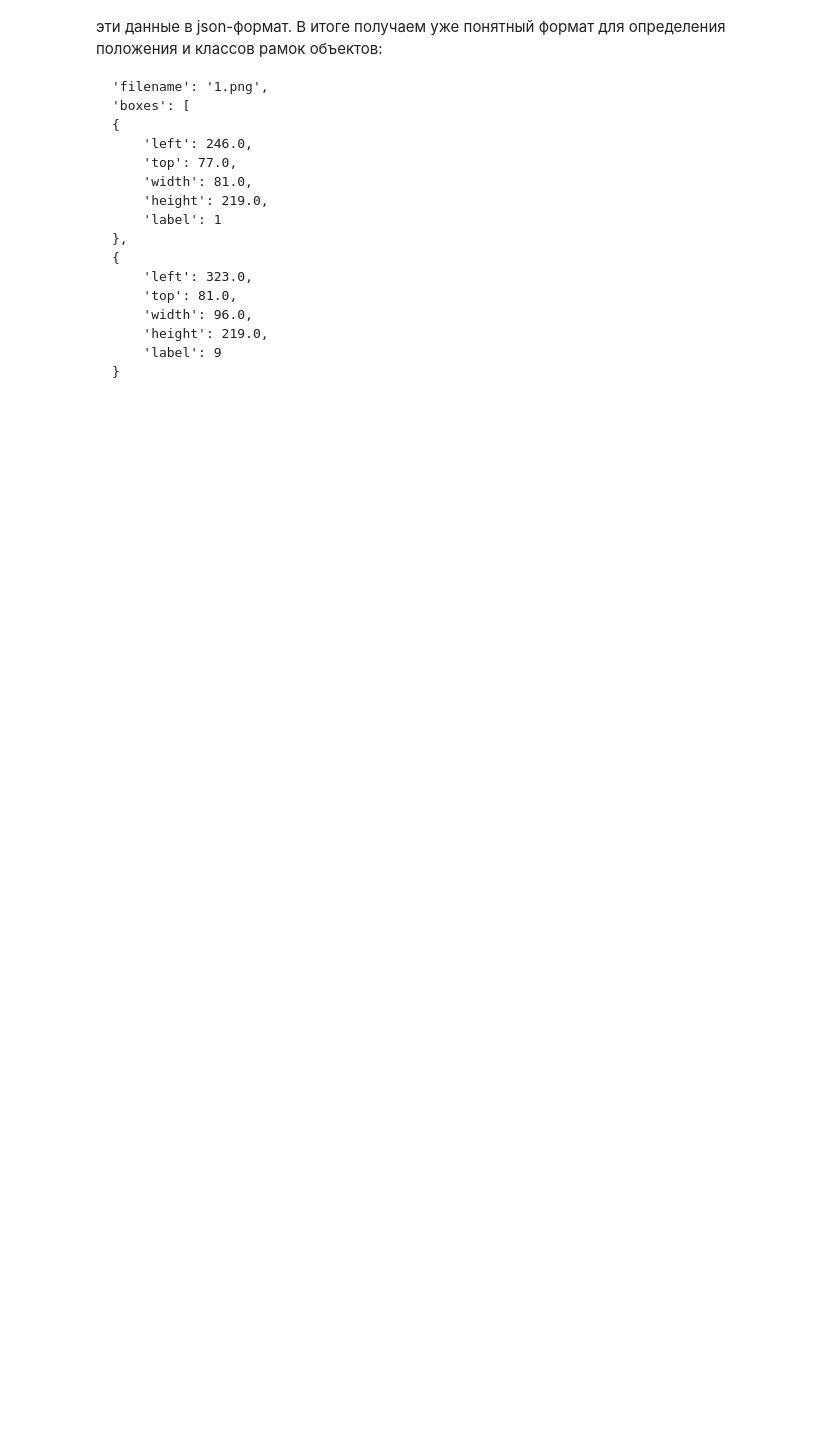
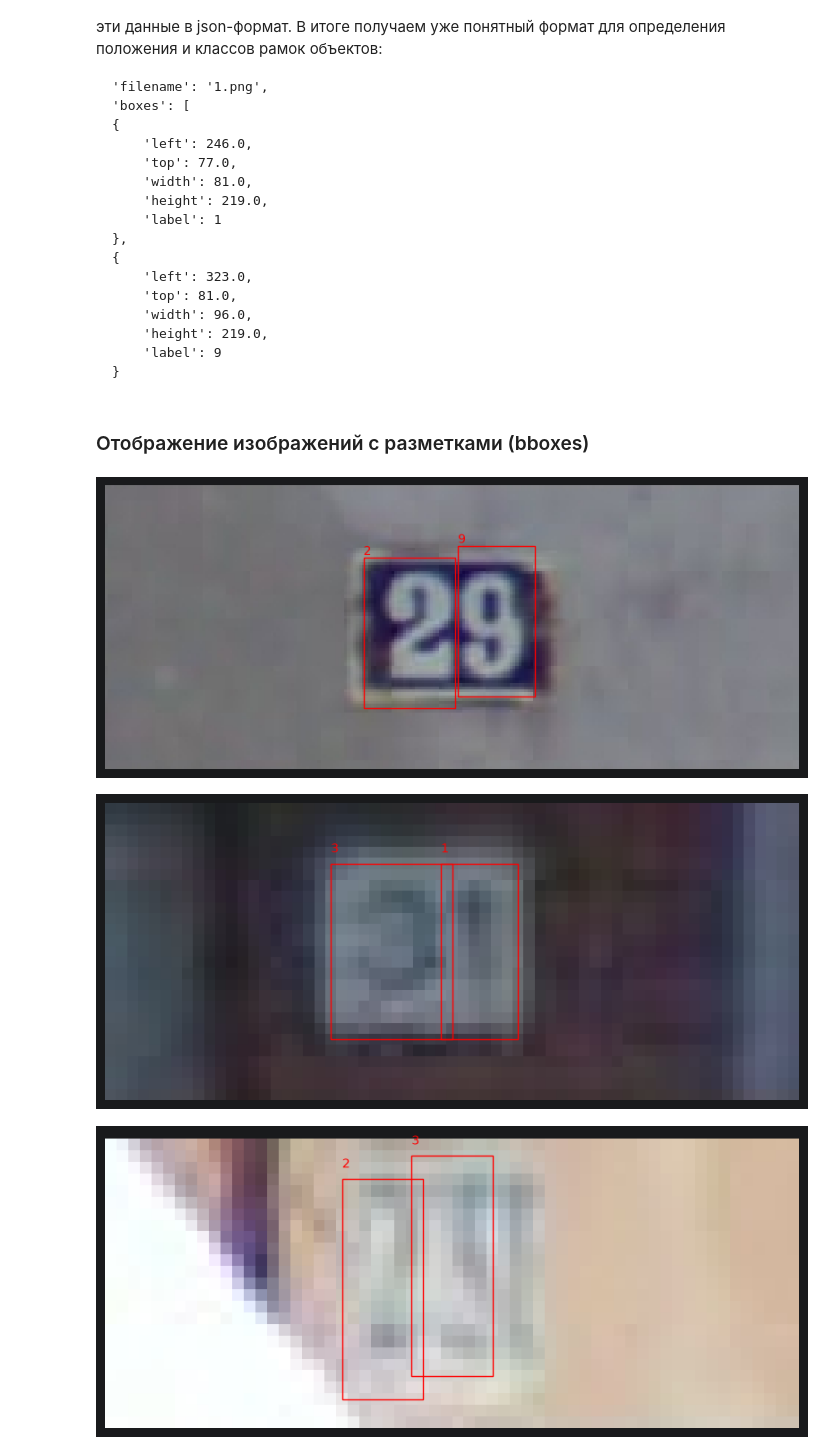
Before and after one commit to Sanpll/CV_hw, a Jupyter notebook: hw2/detection.ipynb, the cells around one changed output. Cells and saved outputs as stored; diff of their text form; code cells hidden in the pictures; blank space fills up the shorter version.

Commit message:
continue hw2

```diff
--- a/hw2/detection_segmentation.ipynb
+++ b/hw2/detection.ipynb
@@ -48,9 +56,10 @@ TEST_DIGIT_STRUCT_JSON = Path("SVHN/test_digit_struct.json")
 
 # фон (0) + 10 цифр (1-10) = 11 классов
 NUM_CLASSES = 11
+TRAIN_DATASET_LENGTH = 100
 
+VAL_FRACTION = 0.2
 BATCH_SIZE = 4
-VAL_FRACTION = 0.2
 EPOCHS = 10
 LR = 8e-4
 # %% [markdown]
@@ -179,8 +188,9 @@ class SVHNDataset(Dataset):
         mark = self.marks[idx]
 
         image_path = self.image_dir / mark["filename"]
-        image = Image.open(image_path).convert("RGB")
-        image_width, image_height = image.size
+        with Image.open(image_path) as img:
+            image = img.convert("RGB")
+            image_width, image_height = image.size
 
         boxes = []
         labels = []
@@ -196,6 +206,9 @@ class SVHNDataset(Dataset):
             x2 = max(0, min(x2, image_width))
             y2 = max(0, min(y2, image_height))
 
+            if x2 <= x1 or y2 <= y1:
+                continue
+
             boxes.append([x1, y1, x2, y2])
             labels.append(box["label"])
 
@@ -211,7 +224,7 @@ class SVHNDataset(Dataset):
 # %%
 full_train_dataset = SVHNDataset(TRAIN_IMAGES_PATH, TRAIN_DIGIT_STRUCT_JSON, TRAIN_DIGIT_STRUCT_MAT)
 
-indices = np.arange(len(full_train_dataset))
+indices = np.arange(min(len(full_train_dataset), TRAIN_DATASET_LENGTH))
 train_indices, val_indices = train_test_split(
     indices,
     test_size=VAL_FRACTION,
@@ -233,21 +246,57 @@ train_loader = DataLoader(
     batch_size=BATCH_SIZE,
     shuffle=True,
     collate_fn=collate_fn,
-    pin_memory=True
+    pin_memory=True if device == "cuda" else False
 )
 val_loader = DataLoader(
     val_dataset,
     batch_size=BATCH_SIZE,
     shuffle=False,
     collate_fn=collate_fn,
-    pin_memory=True
+    pin_memory=True if device == "cuda" else False
 )
 test_loader = DataLoader(
     test_dataset,
     batch_size=BATCH_SIZE,
     shuffle=False,
     collate_fn=collate_fn,
-    pin_memory=True
+    pin_memory=True if device == "cuda" else False
 )
+# %% [markdown]
+### Отображение изображений с разметками (bboxes)
+# %%
+def show_image_with_bboxes(
+        dataset: Dataset,
+        indices: list[int] | range | int
+):
+    if isinstance(indices, int):
+        indices = [indices]
+    for idx in indices:
+        image, target = dataset[idx]
+        fig, ax = plt.subplots(figsize=(10, 6))
+        ax.imshow(image.permute(1, 2, 0))
+
+        for box, label in zip(target["boxes"], target["labels"]):
+            x1, y1, x2, y2 = box.tolist()
+            rect = plt.Rectangle(
+                (x1, y1),
+                x2 - x1,
+                y2 - y1,
+                linewidth=1,
+                edgecolor="red",
+                facecolor="none"
+            )
+
+            ax.add_patch(rect)
+            ax.text(x1, y1 - 1, str(label.item()), color="red")
+
+        plt.axis("off")
+
+
+show_image_with_bboxes(train_dataset, range(3, 6))
+# %% [output]
+[figure, added]
+[figure, added]
+[figure, added]
 # %% [markdown]
 ### Создание модели
```
Also changed, not shown: parts of 14 cells of this notebook, 2 other files.
